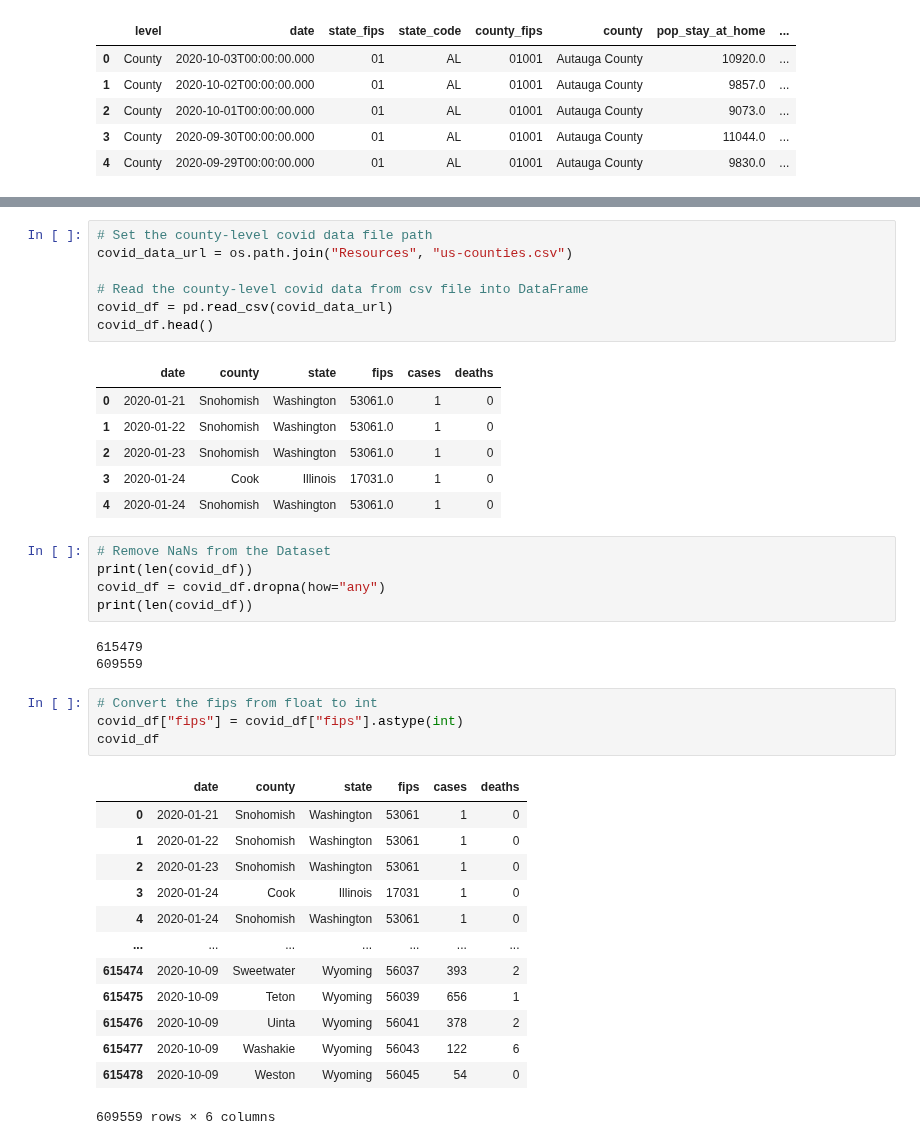
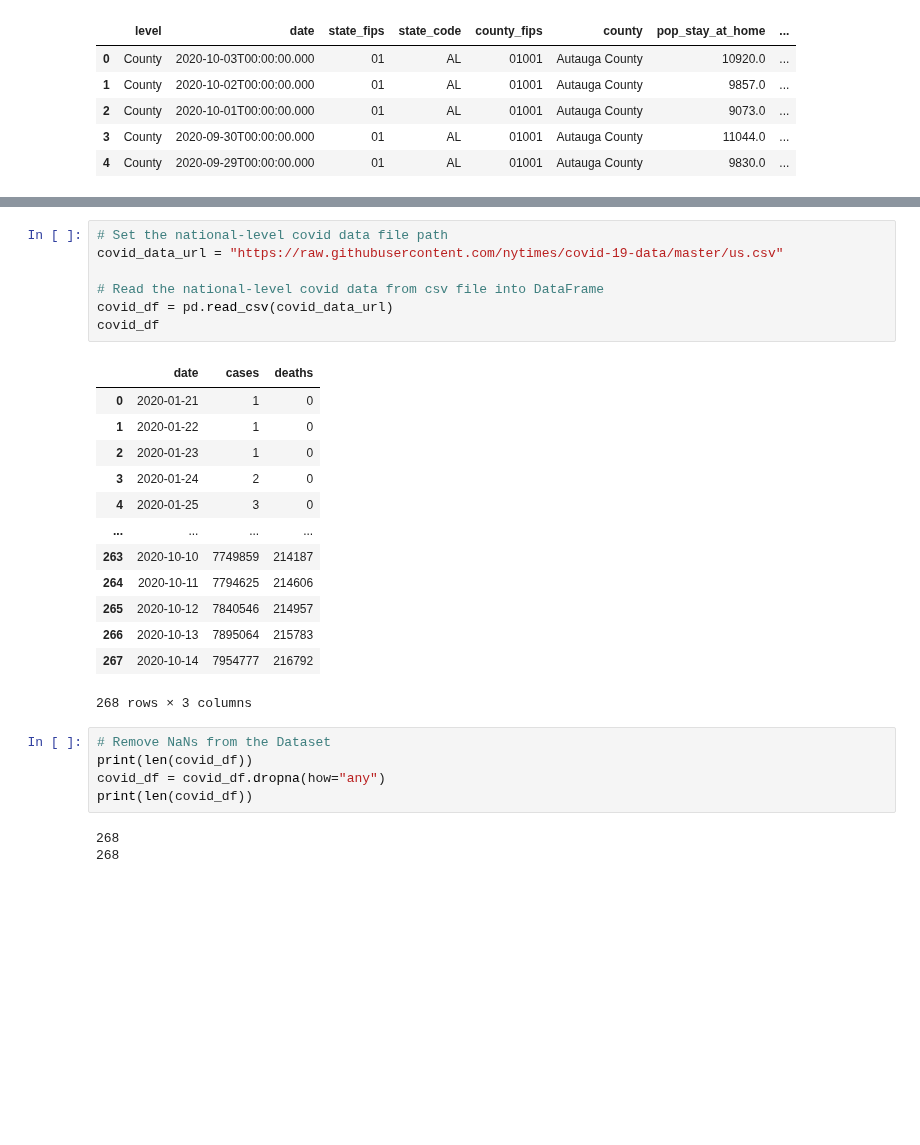
Before and after one commit to ushaakumaar/COVID19_Impacts_On_Business_And_Workforce_Trends, a Jupyter notebook: Mobility.ipynb, the cells around one changed output, grey strips where cells are left out. Saved outputs shown, nothing was run; the diff lists cells and outputs as text; blank space fills up the shorter version.

```diff
--- a/Mobility.ipynb
+++ b/Mobility.ipynb
@@ -75,42 +76,31 @@ mobility_df
 # %%
-# Set the county-level covid data file path
-covid_data_url = os.path.join("Resources", "us-counties.csv")
+# Set the national-level covid data file path
+covid_data_url = "https://raw.githubusercontent.com/nytimes/covid-19-data/master/us.csv"
 
-# Read the county-level covid data from csv file into DataFrame
+# Read the national-level covid data from csv file into DataFrame
 covid_df = pd.read_csv(covid_data_url)
-covid_df.head()
+covid_df
 # %% [output]
-|  | date | county | state | fips | cases | deaths |
-| 0 | 2020-01-21 | Snohomish | Washington | 53061.0 | 1 | 0 |
-| 1 | 2020-01-22 | Snohomish | Washington | 53061.0 | 1 | 0 |
-| 2 | 2020-01-23 | Snohomish | Washington | 53061.0 | 1 | 0 |
-| 3 | 2020-01-24 | Cook | Illinois | 17031.0 | 1 | 0 |
-| 4 | 2020-01-24 | Snohomish | Washington | 53061.0 | 1 | 0 |
+|  | date | cases | deaths |
+| 0 | 2020-01-21 | 1 | 0 |
+| 1 | 2020-01-22 | 1 | 0 |
+| 2 | 2020-01-23 | 1 | 0 |
+| 3 | 2020-01-24 | 2 | 0 |
+| 4 | 2020-01-25 | 3 | 0 |
+| ... | ... | ... | ... |
+| 263 | 2020-10-10 | 7749859 | 214187 |
+| 264 | 2020-10-11 | 7794625 | 214606 |
+| 265 | 2020-10-12 | 7840546 | 214957 |
+| 266 | 2020-10-13 | 7895064 | 215783 |
+| 267 | 2020-10-14 | 7954777 | 216792 |
+268 rows × 3 columns
 # %%
 # Remove NaNs from the Dataset
 print(len(covid_df))
 covid_df = covid_df.dropna(how="any")
 print(len(covid_df))
 # %% [output]
-615479
-609559
+268
+268
-# %%
-# Convert the fips from float to int
-covid_df["fips"] = covid_df["fips"].astype(int)
-covid_df
-# %% [output]
-|  | date | county | state | fips | cases | deaths |
-| 0 | 2020-01-21 | Snohomish | Washington | 53061 | 1 | 0 |
-| 1 | 2020-01-22 | Snohomish | Washington | 53061 | 1 | 0 |
-| 2 | 2020-01-23 | Snohomish | Washington | 53061 | 1 | 0 |
-| 3 | 2020-01-24 | Cook | Illinois | 17031 | 1 | 0 |
-| 4 | 2020-01-24 | Snohomish | Washington | 53061 | 1 | 0 |
-| ... | ... | ... | ... | ... | ... | ... |
-| 615474 | 2020-10-09 | Sweetwater | Wyoming | 56037 | 393 | 2 |
-| 615475 | 2020-10-09 | Teton | Wyoming | 56039 | 656 | 1 |
-| 615476 | 2020-10-09 | Uinta | Wyoming | 56041 | 378 | 2 |
-| 615477 | 2020-10-09 | Washakie | Wyoming | 56043 | 122 | 6 |
-| 615478 | 2020-10-09 | Weston | Wyoming | 56045 | 54 | 0 |
-609559 rows × 6 columns
 # %%
 # Convert "date" column to "datetime64" datatype
```
Also changed, not shown: parts of 14 cells of this notebook.
